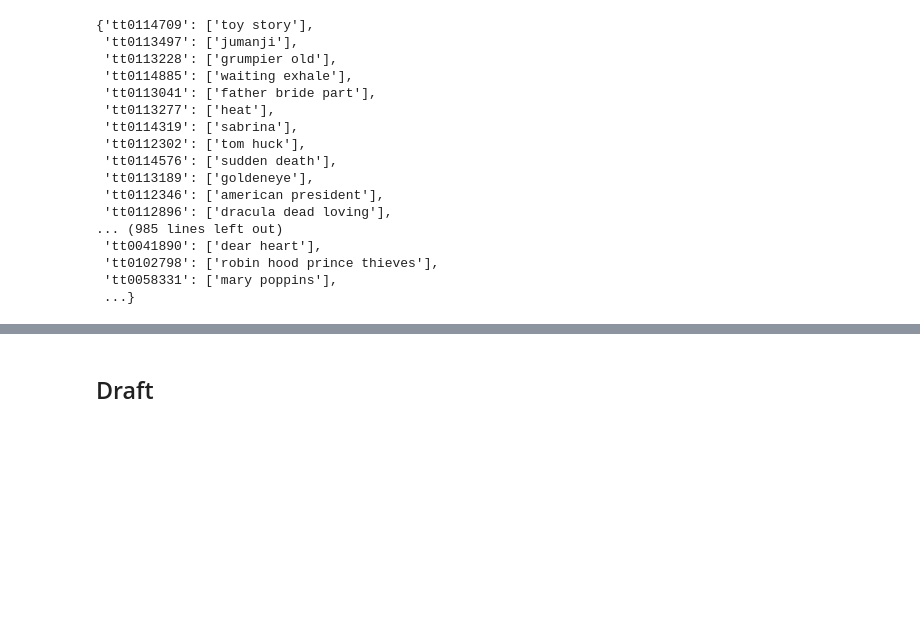
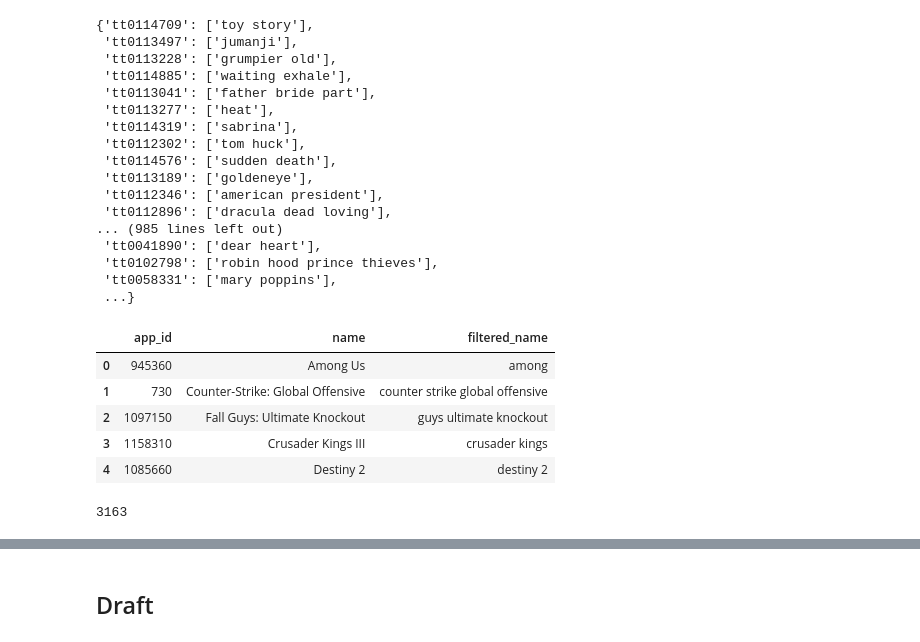
Before and after one commit to viviancaiyw/CS4300, a Jupyter notebook: data/titles_analysis.ipynb, the cells around one changed output, grey strips where cells are left out. Drawn from its saved outputs; the diff is of its cells as text; code cells hidden in the pictures; blank space fills up the shorter version.

```diff
--- a/data/titles_analysis.ipynb
+++ b/data/titles_analysis.ipynb
@@ -359,8 +330,8 @@ tagged_top_freq_token_list
 # %%
 my_stop_words = []
 
-for v in tagged_top_freq_token_list:
-    if v[1] in ['DT', 'IN', 'TO', 'CC', 'WP', 'VBZ', 'FW', 'PRP', 'PRP$']  or v[0] in ['be', 'is', 'de', 'ii', 'iii', 'iv', 'vi', 'ix']:
+for v in tagged_top_freq_token_list[:300]:
+    if v[1] in ['DT', 'IN', 'TO', 'CC', 'WP', 'VBZ', 'FW', 'PRP', 'PRP$']  or v[0] in ['be', 'is', 'de', 'ii', 'iii', 'iv', 'vi', 'ix'] or v[0] in top_50_words:
         my_stop_words.append(v)
 print(my_stop_words)
 print(len(my_stop_words))
@@ -457,0 +436,24 @@ mov_id_to_filtered_title
+# %%
+def get_filtered_game_name(row):
+    name = row['name']
+    if type(name) is not str or pd.isnull(name) or name == '0':
+        return ""
+    name = re.sub('\W+',' ', name.lower())
+    text_tokens = nltk.tokenize.word_tokenize(name)
+#     print(f'text_tokens = {text_tokens}')
+    tokens_without_sw = [word for word in text_tokens if not word in my_stop_words]
+    filtered_name  = (" ").join(tokens_without_sw)
+    return filtered_name
+
+steam_data_df['filtered_name'] = steam_data_df.apply(lambda x: get_filtered_game_name(x), axis=1)
+# %%
+steam_data_df_filtered = steam_data_df[{'app_id', 'name', 'filtered_name'}]
+# %%
+steam_data_df_filtered.head()
+# %% [output]
+|  | app_id | name | filtered_name |
+| 0 | 945360 | Among Us | among |
+| 1 | 730 | Counter-Strike: Global Offensive | counter strike global offensive |
+| 2 | 1097150 | Fall Guys: Ultimate Knockout | guys ultimate knockout |
+| 3 | 1158310 | Crusader Kings III | crusader kings |
+| 4 | 1085660 | Destiny 2 | destiny 2 |
@@ -457,0 +464,4 @@ mov_id_to_filtered_title
+# %%
+len(steam_data_df_filtered)
+# %% [output]
+3163
```
Also changed, not shown: parts of 69 cells of this notebook, 5 other files.
